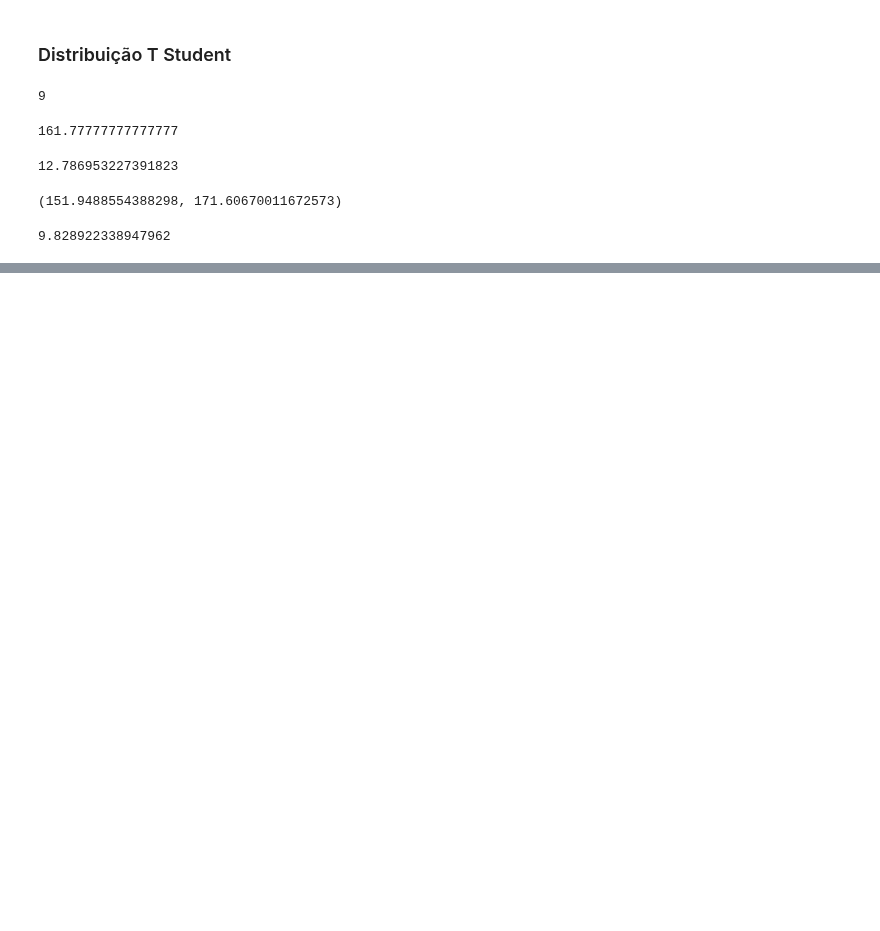
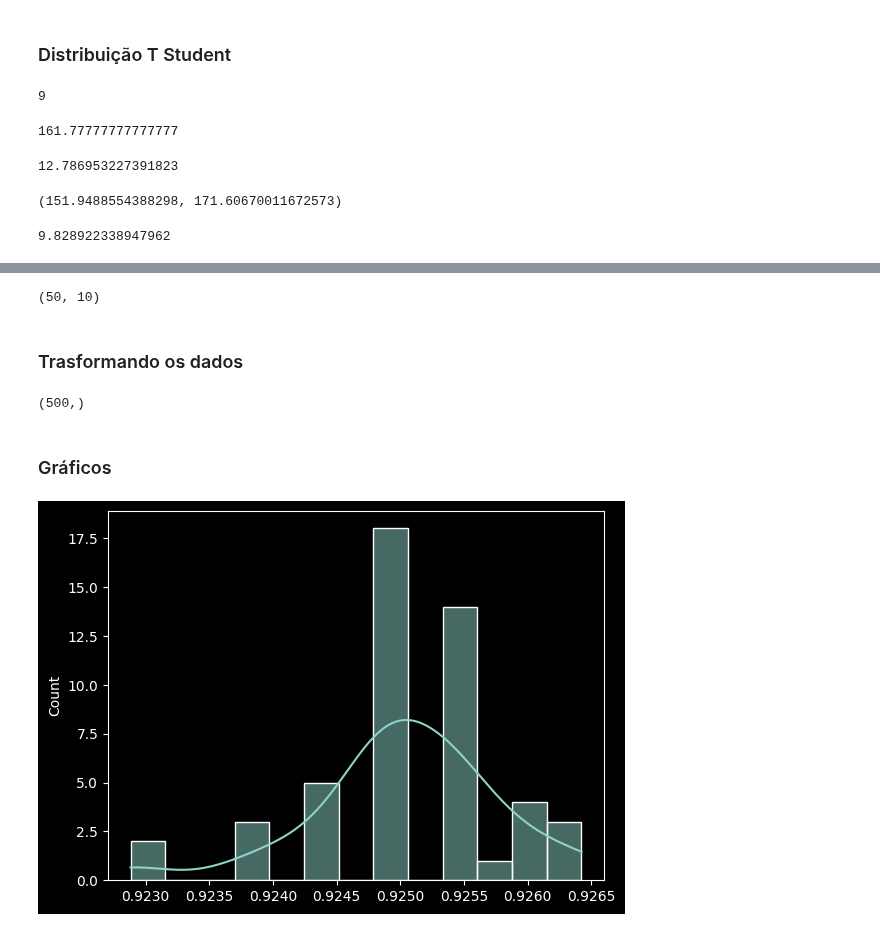
Before and after one commit to Joao-Inacio/Statistics_for-Data_Science, a Jupyter notebook: Intervalos_de_Confianca_e_Teste_de_Hipoteses/Intervalos_de_Confianca.ipynb, the cells around one changed output, grey strips where cells are left out. Saved outputs shown, nothing was run; the diff lists cells and outputs as text; code cells hidden in the pictures; blank space fills up the shorter version.

```diff
--- a/Intervalos_de_Confianca_e_Teste_de_Hipoteses/Intervalos_de_Confianca.ipynb
+++ b/Intervalos_de_Confianca_e_Teste_de_Hipoteses/Intervalos_de_Confianca.ipynb
@@ -186,0 +214,5 @@ magem_erro
+# %%
+# variável de previsão e classe
+X = df.iloc[:, 1:4].values
+y = df.iloc[:, 4].values
+X
@@ -186,0 +229,25 @@ magem_erro
+# %%
+# treinamento do modelo
+resultados_naive_bayes_cv = []
+resultados_naive_bayes_cv_300 = []
+resultados_logistica_cv = []
+resultados_logistica_cv_300 = []
+resultados_forest_cv = []
+resultados_forest_cv_300 = []
+for i in range(50):
+    kfold = KFold(n_splits = 10, shuffle = True, random_state = i)
+
+    naive_bayes = GaussianNB()
+    scores = cross_val_score(naive_bayes, X, y, cv = kfold)
+    resultados_naive_bayes_cv_300.append(scores)
+    resultados_naive_bayes_cv.append(scores.mean())
+
+    logistica = LogisticRegression()
+    scores = cross_val_score(logistica, X, y, cv = kfold)
+    resultados_logistica_cv_300.append(scores)
+    resultados_logistica_cv.append(scores.mean())
+
+    random_forest = RandomForestClassifier()
+    scores = cross_val_score(random_forest, X, y, cv = kfold)
+    resultados_forest_cv_300.append(scores)
+    resultados_forest_cv.append(scores.mean())
@@ -186,0 +261,27 @@ magem_erro
+# %%
+# Tamanho do array
+np.asarray(resultados_naive_bayes_cv_300).shape
+# %% [output]
+(50, 10)
+# %% [markdown]
+### Trasformando os dados
+# %%
+# redimensionando os dados
+resultados_naive_bayes_cv = np.array(resultados_naive_bayes_cv)
+resultados_naive_bayes_cv_300 = np.array(np.asarray(resultados_naive_bayes_cv_300).reshape(-1))
+resultados_logistica_cv = np.array(resultados_logistica_cv)
+resultados_logistica_cv_300 = np.array(np.asarray(resultados_logistica_cv_300).reshape(-1))
+resultados_forest_cv = np.array(resultados_forest_cv)
+resultados_forest_cv_300 = np.array(np.asarray(resultados_forest_cv_300).reshape(-1))
+# %%
+# Tamanho
+resultados_naive_bayes_cv_300.shape
+# %% [output]
+(500,)
+# %% [markdown]
+### Gráficos
+# %%
+# Gráfios
+sns.histplot(resultados_naive_bayes_cv, kde=True);
+# %% [output]
+[figure, added]
```
Also changed, not shown: parts of 35 cells of this notebook.
